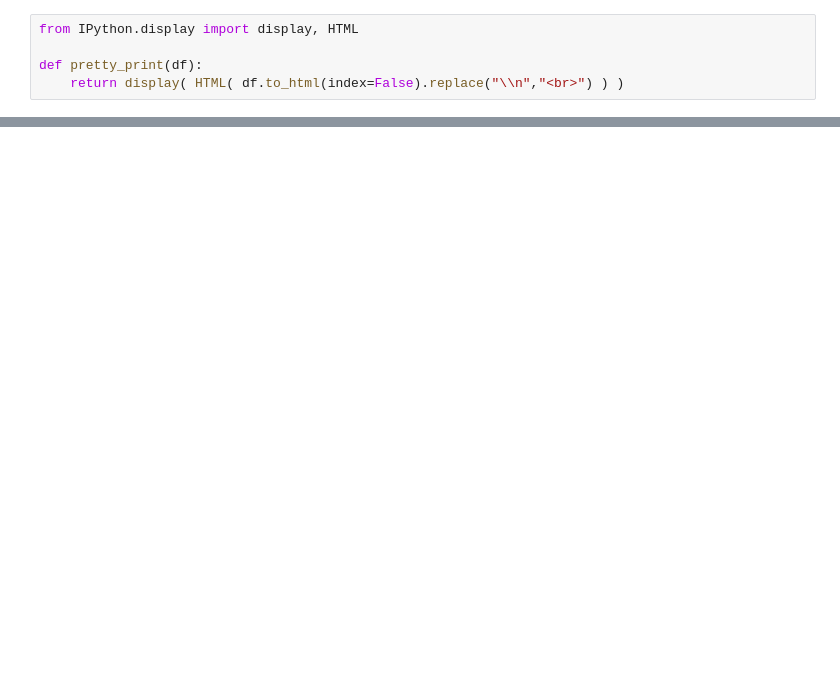
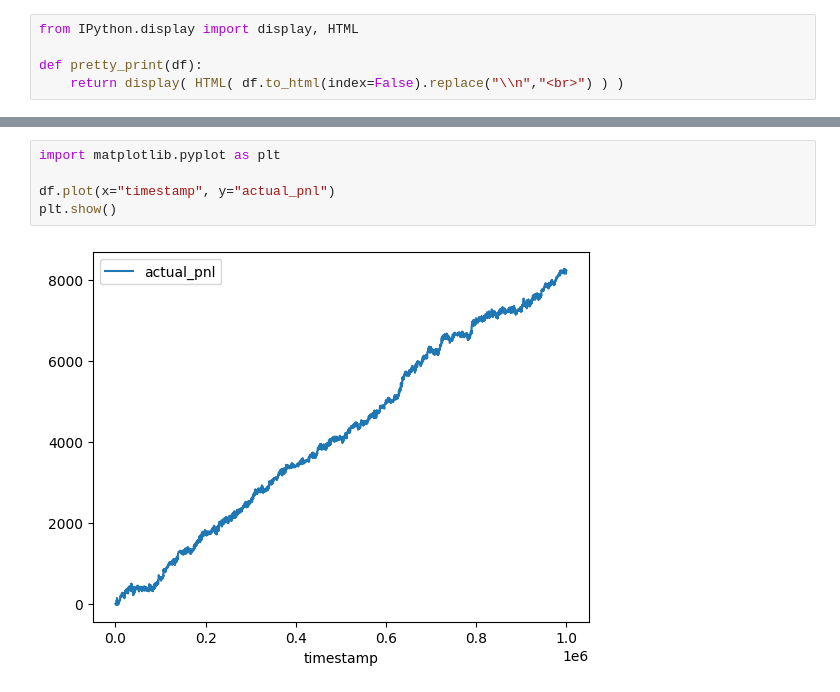
Before and after one commit to freddietang9876/imc2024, a Jupyter notebook: kosi-notebook.ipynb, the cells around one changed output, grey strips where cells are left out. Drawn from its saved outputs; the diff is of its cells as text; blank space fills up the shorter version.

```diff
--- a/kosi-notebook.ipynb
+++ b/kosi-notebook.ipynb
@@ -26,3 +12,10 @@ def pretty_print(df):
 pretty_print(df)
 # %% [output]
 [interactive output not drawn]
+# %%
+import matplotlib.pyplot as plt
+
+df.plot(x="timestamp", y="actual_pnl")
+plt.show()
+# %% [output]
+[figure, added]
```
Also changed, not shown: parts of 1 cell of this notebook, 6 other files.
